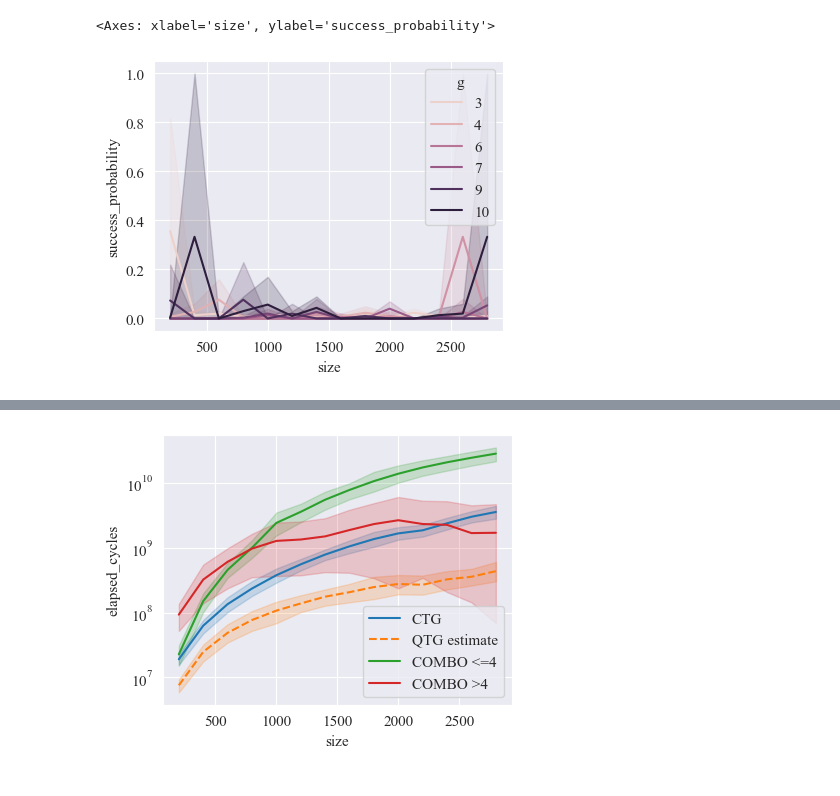
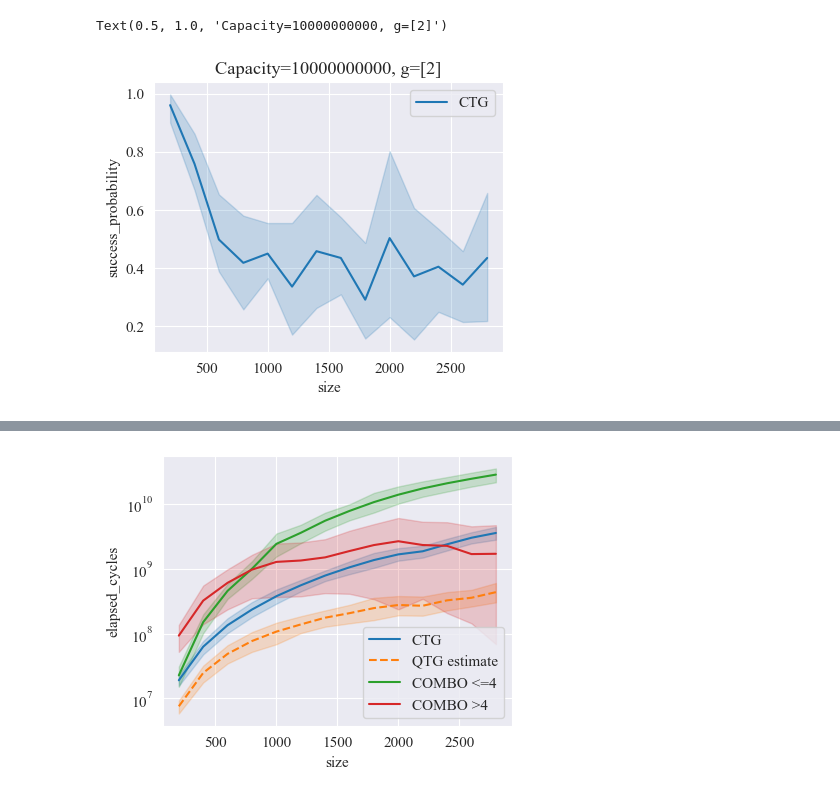
Before and after one commit to SoerenWilkening/QTG_0-1Knapsack, a Jupyter notebook: evaluation/08_ctg_qtg_analysis.ipynb, the cells around one changed output, grey strips where cells are left out. Cells and saved outputs as stored; diff of their text form; code cells hidden in the pictures.

Commit message:
CTG with new max iter

```diff
--- a/evaluation/08_ctg_qtg_analysis.ipynb
+++ b/evaluation/08_ctg_qtg_analysis.ipynb
@@ -38,6 +39,7 @@ qtg_results = read_as_pandas('results/quantum_benchmark/qtg/easy', lambda row: {
     'instance': row['parameters']['args']['instance']['name']
 })
 """
+
 combo_results = read_as_pandas('results/classical_benchmark/qtg/hard', lambda row: {
     'size': row['parameters']['args']['instance']['size'],
     'elapsed_cycles': row['result']['elapsed_cycles'] if 'elapsed_cycles' in row['result'] else -1,
@@ -52,7 +54,10 @@ ctg_results = read_as_pandas('results/ctg/qtg/hard', lambda row: {
     'qtg_estimate_cycles': np.average(row['result']['qtg_estimate_cycles']),
     'success_probability': sum([1 for obj in row['result']['objective_values'] if obj == optimal_solutions[row['parameters']['args']['instance']['name']]]) / len(row['result']['objective_values']),
     'size': row['parameters']['args']['instance']['size'],
-    'instance': row['parameters']['args']['instance']['name']
+    'instance': row['parameters']['args']['instance']['name'],
+    'capacity': row['parameters']['args']['instance']['capacity'],
+    'max_iter': row['parameters']['args']['alg_params']['max_iter'],
+    'runtime': row['runtime']
 })
 ctg_results['g'] = ctg_results.apply(
     lambda row: int(re.match(r'.+\_g\_([0-9]+)\_.+', row['instance']).group(1)), axis=1)
@@ -62,7 +67,10 @@ combo_results['g'] = combo_results.apply(
 # %%
 fig, ax = plt.subplots(figsize=(4.5, 3.5))
 #sns.lineplot(qtg_results, x='size', y='success_probability', ax=ax, label="QTG")
-sns.lineplot(ctg_results, x='size', y='success_probability', ax=ax, hue="g")
+sns.lineplot(ctg_results, x='size', y='success_probability', ax=ax, label="CTG")
+
+assert len(ctg_results["capacity"].unique()) == 1
+ax.set_title(f"Capacity={ctg_results['capacity'].unique()[0]}, g={ctg_results['g'].unique()}")
 # %% [output]
-<Axes: xlabel='size', ylabel='success_probability'>
+Text(0.5, 1.0, 'Capacity=10000000000, g=[2]')
-[figure, old version]
+[figure, new version]
```
Also changed, not shown: parts of 2 cells of this notebook, 2 other files.
